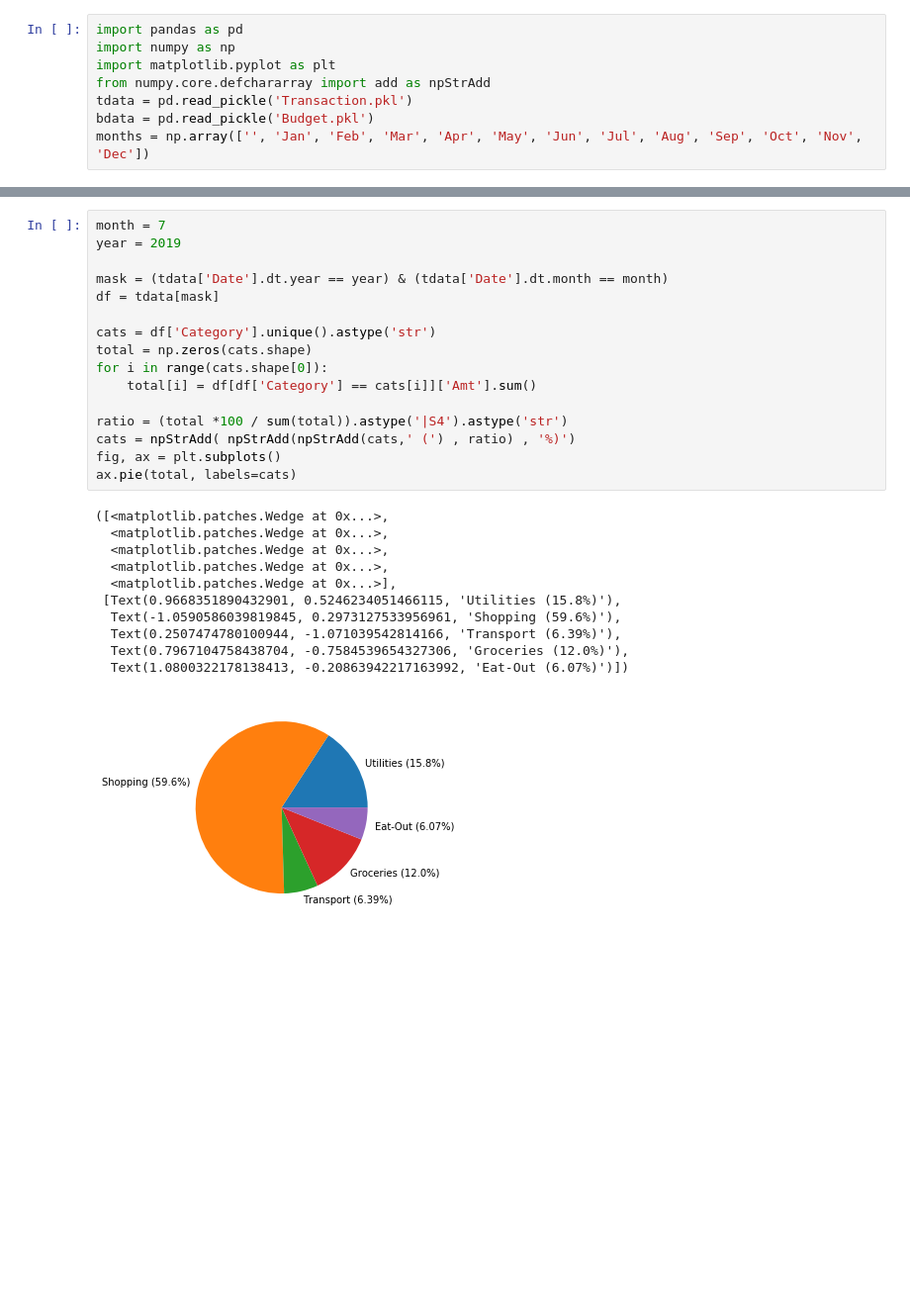
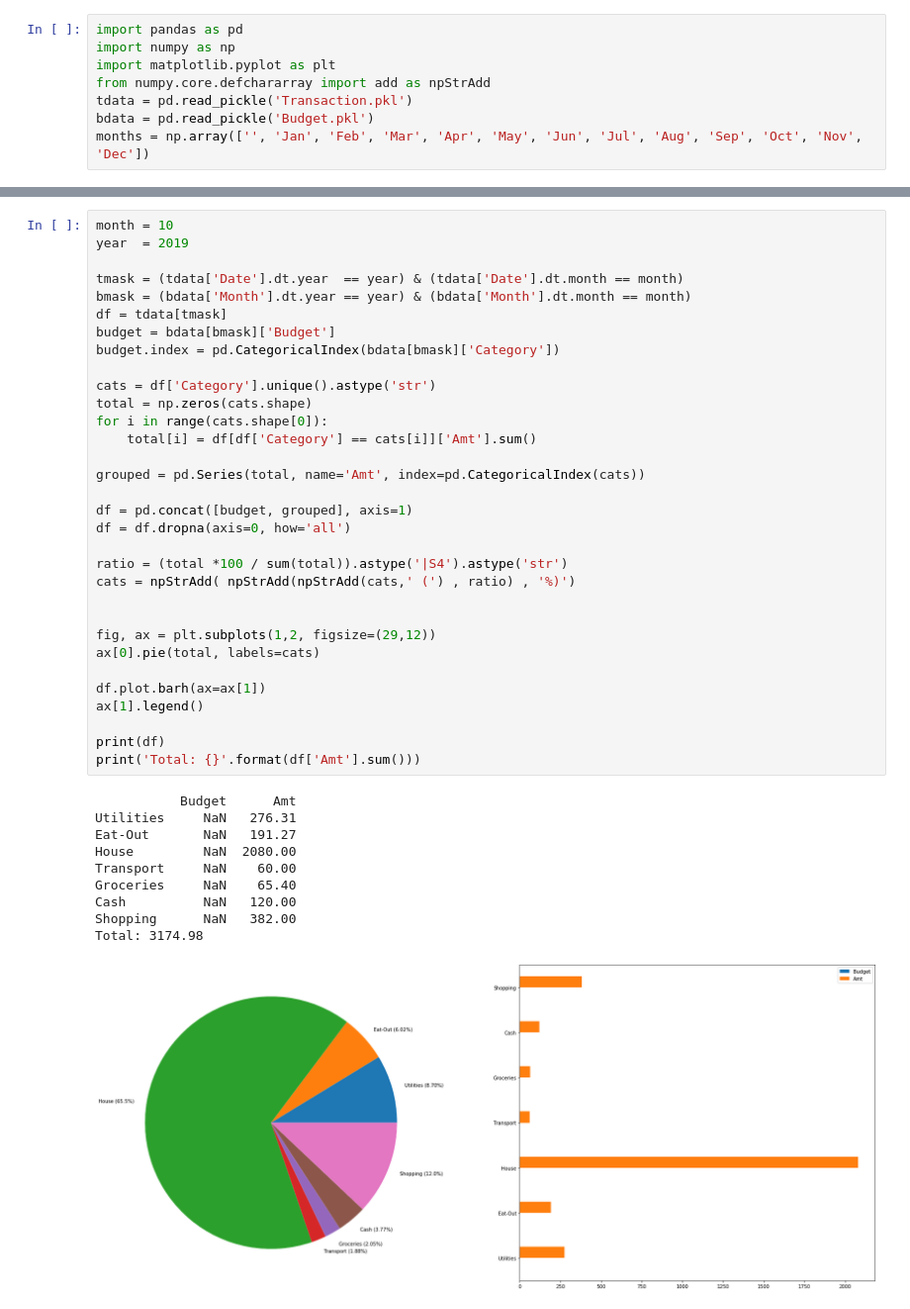
Before and after one commit to dakenblack/Budget64, a Jupyter notebook: Budgeting.ipynb, the cells around one changed output, grey strips where cells are left out. Shown at 99% size. Saved outputs shown, nothing was run; the diff lists cells and outputs as text; blank space fills up the shorter version.

```diff
--- a/Budgeting.ipynb
+++ b/Budgeting.ipynb
@@ -11,28 +28,43 @@ months = np.array(['', 'Jan', 'Feb', 'Mar', 'Apr', 'May', 'Jun', 'Jul', 'Aug', '
 # %%
-month = 7
-year = 2019
+month = 10
+year  = 2019
 
-mask = (tdata['Date'].dt.year == year) & (tdata['Date'].dt.month == month)
-df = tdata[mask]
+tmask = (tdata['Date'].dt.year  == year) & (tdata['Date'].dt.month == month)
+bmask = (bdata['Month'].dt.year == year) & (bdata['Month'].dt.month == month)
+df = tdata[tmask]
+budget = bdata[bmask]['Budget']
+budget.index = pd.CategoricalIndex(bdata[bmask]['Category'])
 
 cats = df['Category'].unique().astype('str')
 total = np.zeros(cats.shape)
 for i in range(cats.shape[0]):
     total[i] = df[df['Category'] == cats[i]]['Amt'].sum()
 
+grouped = pd.Series(total, name='Amt', index=pd.CategoricalIndex(cats))
+
+df = pd.concat([budget, grouped], axis=1)
+df = df.dropna(axis=0, how='all')
+
 ratio = (total *100 / sum(total)).astype('|S4').astype('str')
 cats = npStrAdd( npStrAdd(npStrAdd(cats,' (') , ratio) , '%)')
-fig, ax = plt.subplots()
-ax.pie(total, labels=cats)
+
+
+fig, ax = plt.subplots(1,2, figsize=(29,12))
+ax[0].pie(total, labels=cats)
+
+df.plot.barh(ax=ax[1])
+ax[1].legend()
+
+print(df)
+print('Total: {}'.format(df['Amt'].sum()))
 # %% [output]
-([<matplotlib.patches.Wedge at 0x...>,
-  <matplotlib.patches.Wedge at 0x...>,
-  <matplotlib.patches.Wedge at 0x...>,
-  <matplotlib.patches.Wedge at 0x...>,
-  <matplotlib.patches.Wedge at 0x...>],
- [Text(0.9668351890432901, 0.5246234051466115, 'Utilities (15.8%)'),
-  Text(-1.0590586039819845, 0.2973127533956961, 'Shopping (59.6%)'),
-  Text(0.2507474780100944, -1.071039542814166, 'Transport (6.39%)'),
-  Text(0.7967104758438704, -0.7584539654327306, 'Groceries (12.0%)'),
-  Text(1.0800322178138413, -0.20863942217163992, 'Eat-Out (6.07%)')])
+           Budget      Amt
+Utilities     NaN   276.31
+Eat-Out       NaN   191.27
+House         NaN  2080.00
+Transport     NaN    60.00
+Groceries     NaN    65.40
+Cash          NaN   120.00
+Shopping      NaN   382.00
+Total: 3174.98
-[figure, old version]
+[figure, new version]
```
Also changed, not shown: parts of 4 cells of this notebook, 4 other files.
